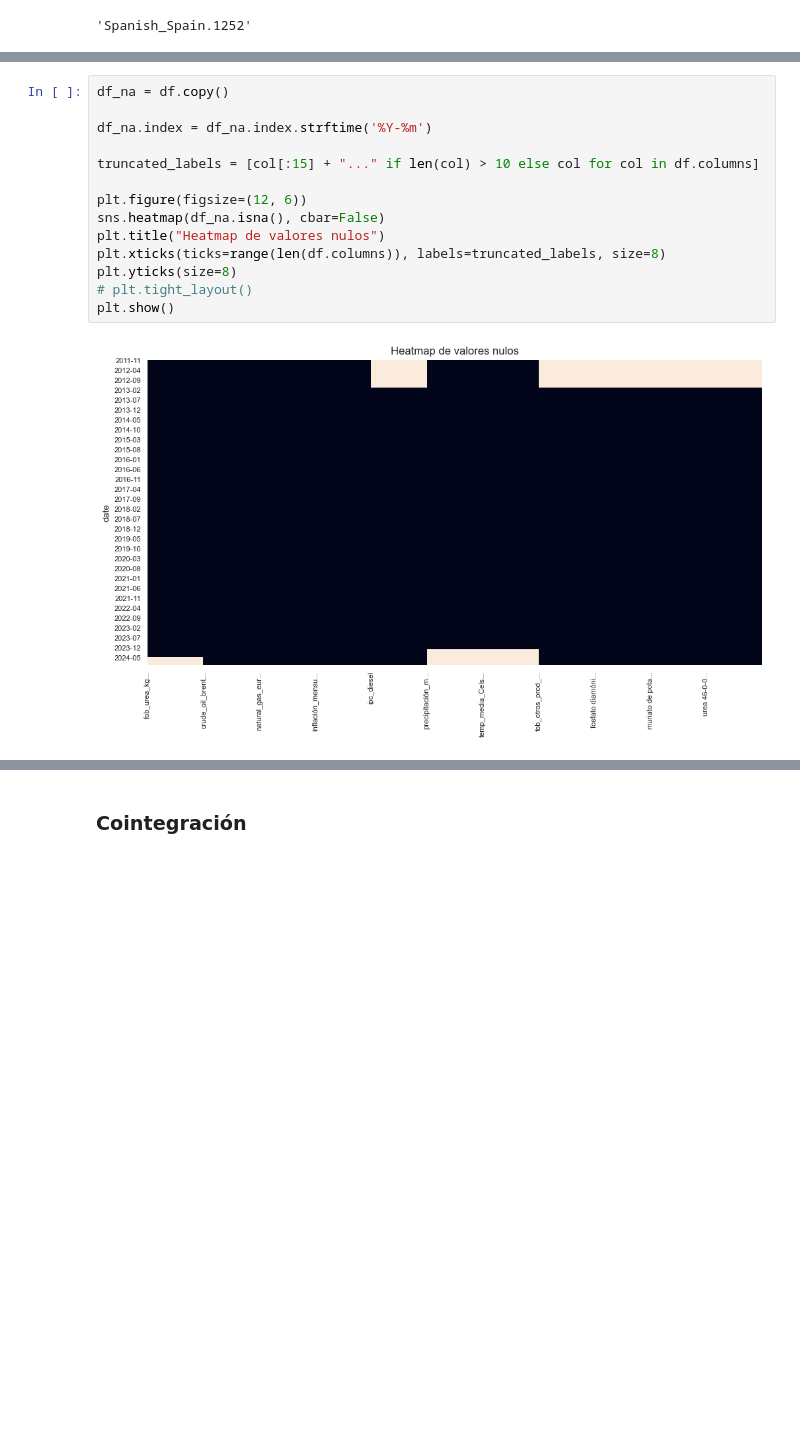
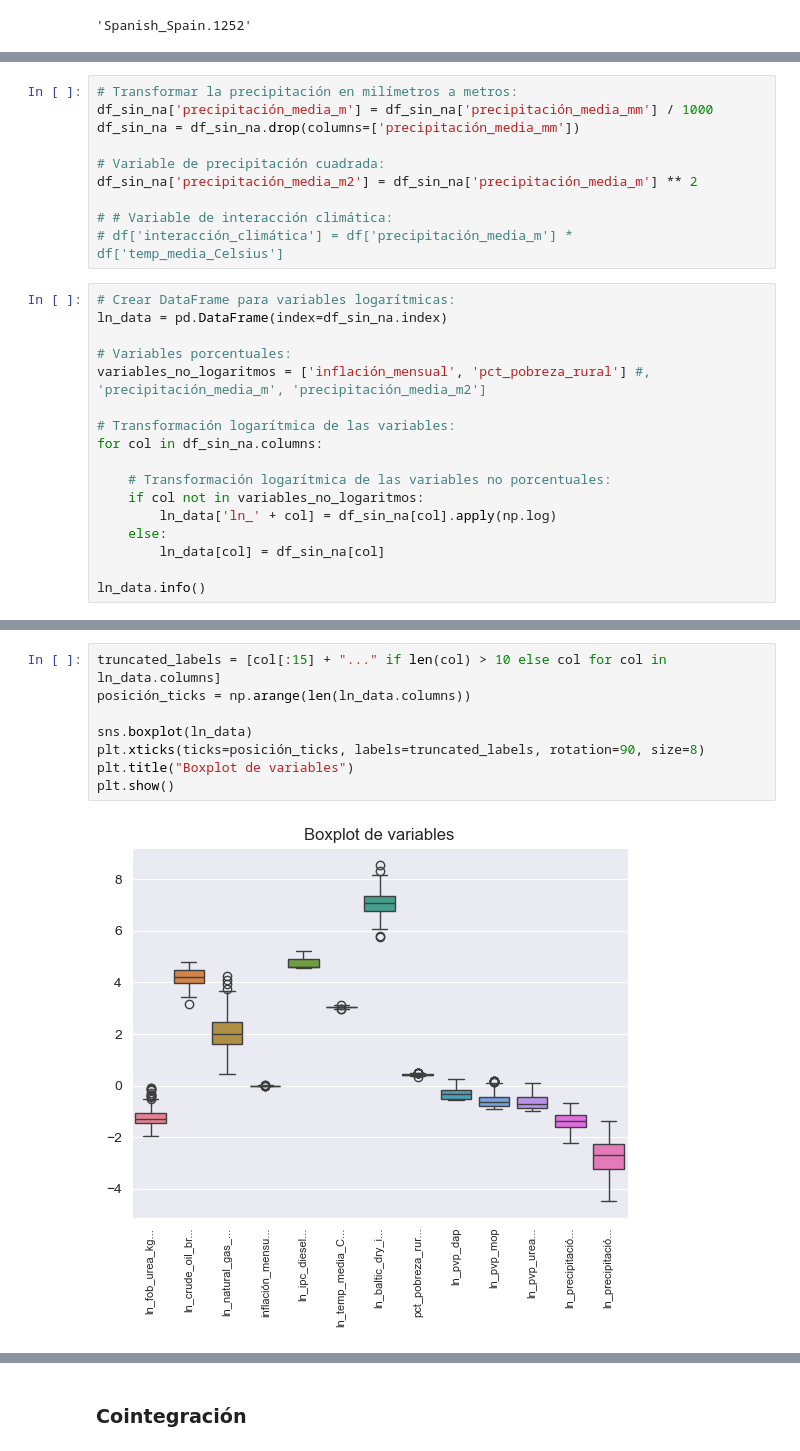
Before and after one commit to IFTrejoM/time-series-fertilizer-price-predictor, a Jupyter notebook: modelo_regresión.ipynb, the cells around one changed output, grey strips where cells are left out. Drawn from its saved outputs; the diff is of its cells as text; blank space fills up the shorter version.

Commit message:
Revisando nuevamente relevancia de variables e ingeniería de variables

```diff
--- a/modelo_regresión.ipynb
+++ b/modelo_regresión.ipynb
@@ -41,0 +56,27 @@ memory usage: 14.4 KB
+# %%
+# Transformar la precipitación en milímetros a metros:
+df_sin_na['precipitación_media_m'] = df_sin_na['precipitación_media_mm'] / 1000
+df_sin_na = df_sin_na.drop(columns=['precipitación_media_mm'])
+
+# Variable de precipitación cuadrada:
+df_sin_na['precipitación_media_m2'] = df_sin_na['precipitación_media_m'] ** 2
+
+# # Variable de interacción climática:
+# df['interacción_climática'] = df['precipitación_media_m'] * df['temp_media_Celsius']
+# %%
+# Crear DataFrame para variables logarítmicas:
+ln_data = pd.DataFrame(index=df_sin_na.index)
+
+# Variables porcentuales:
+variables_no_logaritmos = ['inflación_mensual', 'pct_pobreza_rural'] #, 'precipitación_media_m', 'precipitación_media_m2']
+
+# Transformación logarítmica de las variables:
+for col in df_sin_na.columns:
+
+    # Transformación logarítmica de las variables no porcentuales:
+    if col not in variables_no_logaritmos:
+        ln_data['ln_' + col] = df_sin_na[col].apply(np.log)
+    else:
+        ln_data[col] = df_sin_na[col]
+
+ln_data.info()
@@ -42,16 +168,10 @@ memory usage: 14.4 KB
 # %%
-df_na = df.copy()
+truncated_labels = [col[:15] + "..." if len(col) > 10 else col for col in ln_data.columns]
+posición_ticks = np.arange(len(ln_data.columns))
 
-df_na.index = df_na.index.strftime('%Y-%m')
-
-truncated_labels = [col[:15] + "..." if len(col) > 10 else col for col in df.columns]
-
-plt.figure(figsize=(12, 6))
-sns.heatmap(df_na.isna(), cbar=False)
-plt.title("Heatmap de valores nulos")
-plt.xticks(ticks=range(len(df.columns)), labels=truncated_labels, size=8)
-plt.yticks(size=8)
-# plt.tight_layout()
+sns.boxplot(ln_data)
+plt.xticks(ticks=posición_ticks, labels=truncated_labels, rotation=90, size=8)
+plt.title("Boxplot de variables")
 plt.show()
 # %% [output]
-[figure, old version]
+[figure, new version]
```
Also changed, not shown: parts of 36 cells of this notebook, 7 other files.
